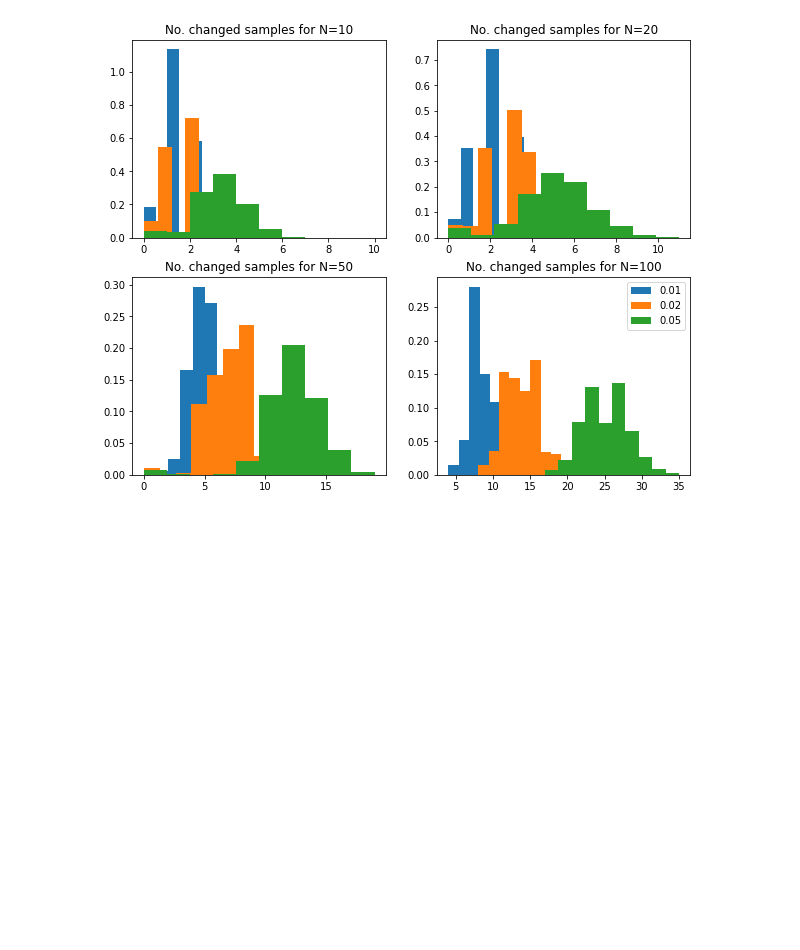
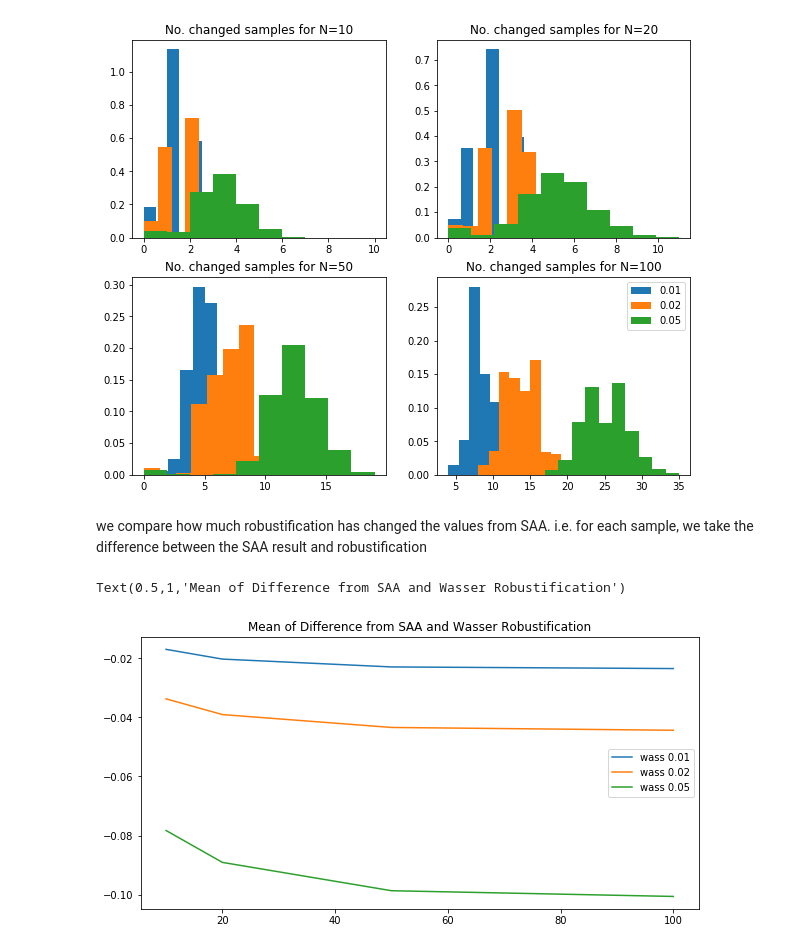
Before and after one commit to harrisonnguyen/stochastic_optimisation, a Jupyter notebook: Robustification/wasserstein_v2.ipynb, the cells around one changed output. Drawn from its saved outputs; the diff is of its cells as text; code cells hidden in the pictures; blank space fills up the shorter version.

Commit message:
added results for convex function

```diff
--- a/Robustification/wasserstein_v2.ipynb
+++ b/Robustification/wasserstein_v2.ipynb
@@ -345,3 +345,23 @@ plt.legend()
 # %% [output]
 <matplotlib.legend.Legend at 0x...>
 [figure]
+# %% [markdown]
+we compare how much robustification has changed the values from SAA.
+i.e. for each sample, we take the difference between the SAA result and robustification
+# %%
+result = np.zeros((len(N),len(delta)))
+for i in range(len(N)):
+    data = pd.read_csv('results/wasser_convave_N'+str(N[i])+'.csv')
+
+    for j in range(len(delta)):
+        diff = data['SAA'] - data[str(delta[j])]
+        result[i,j] = diff.mean()
+
+plt.figure(figsize=(10,5))
+lineObjects = plt.plot(N,result)
+strings = ['wass '+ str(ele) for ele in delta]
+plt.legend(lineObjects,tuple(strings + ['True value']))
+plt.title('Mean of Difference from SAA and Wasser Robustification')
+# %% [output]
+Text(0.5,1,'Mean of Difference from SAA and Wasser Robustification')
+[figure, added]
```
Also changed, not shown: parts of 10 cells of this notebook.
